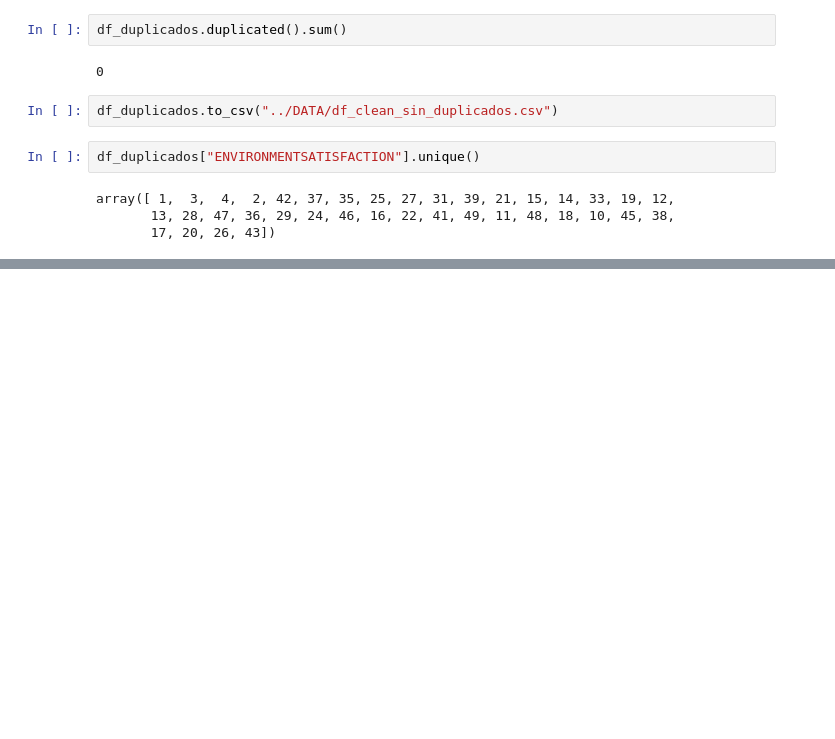
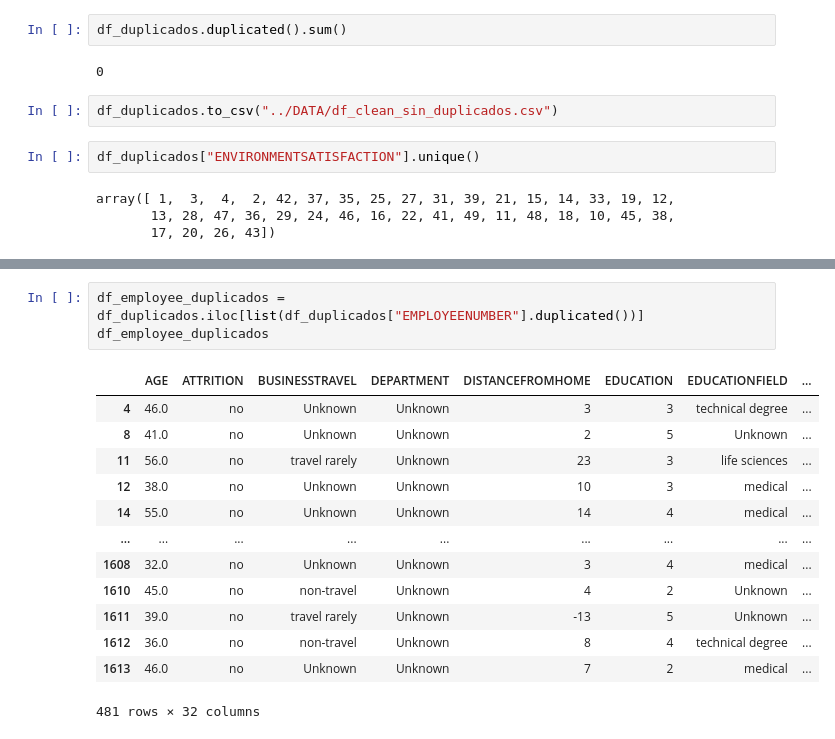
Before and after one commit to rebeca-enma/proyecto-da-promo-G-modulo-3-team-4, a Jupyter notebook: NOTEBOOK/Gestion_duplicados.ipynb, the cells around one changed output, grey strips where cells are left out. Drawn from its saved outputs; the diff is of its cells as text; blank space fills up the shorter version.

```diff
--- a/NOTEBOOK/Gestion_duplicados.ipynb
+++ b/NOTEBOOK/Gestion_duplicados.ipynb
@@ -43,0 +92,17 @@ array([ 1,  3,  4,  2, 42, 37, 35, 25, 27, 31, 39, 21, 15, 14, 33, 19, 12,
+# %%
+df_employee_duplicados = df_duplicados.iloc[list(df_duplicados["EMPLOYEENUMBER"].duplicated())]
+df_employee_duplicados
+# %% [output]
+|  | AGE | ATTRITION | BUSINESSTRAVEL | DEPARTMENT | DISTANCEFROMHOME | EDUCATION | EDUCATIONFIELD | ... |
+| 4 | 46.0 | no | Unknown | Unknown | 3 | 3 | technical degree | ... |
+| 8 | 41.0 | no | Unknown | Unknown | 2 | 5 | Unknown | ... |
+| 11 | 56.0 | no | travel rarely | Unknown | 23 | 3 | life sciences | ... |
+| 12 | 38.0 | no | Unknown | Unknown | 10 | 3 | medical | ... |
+| 14 | 55.0 | no | Unknown | Unknown | 14 | 4 | medical | ... |
+| ... | ... | ... | ... | ... | ... | ... | ... | ... |
+| 1608 | 32.0 | no | Unknown | Unknown | 3 | 4 | medical | ... |
+| 1610 | 45.0 | no | non-travel | Unknown | 4 | 2 | Unknown | ... |
+| 1611 | 39.0 | no | travel rarely | Unknown | -13 | 5 | Unknown | ... |
+| 1612 | 36.0 | no | non-travel | Unknown | 8 | 4 | technical degree | ... |
+| 1613 | 46.0 | no | Unknown | Unknown | 7 | 2 | medical | ... |
+481 rows × 32 columns
```
Also changed, not shown: parts of 9 cells of this notebook, 4 other files.
